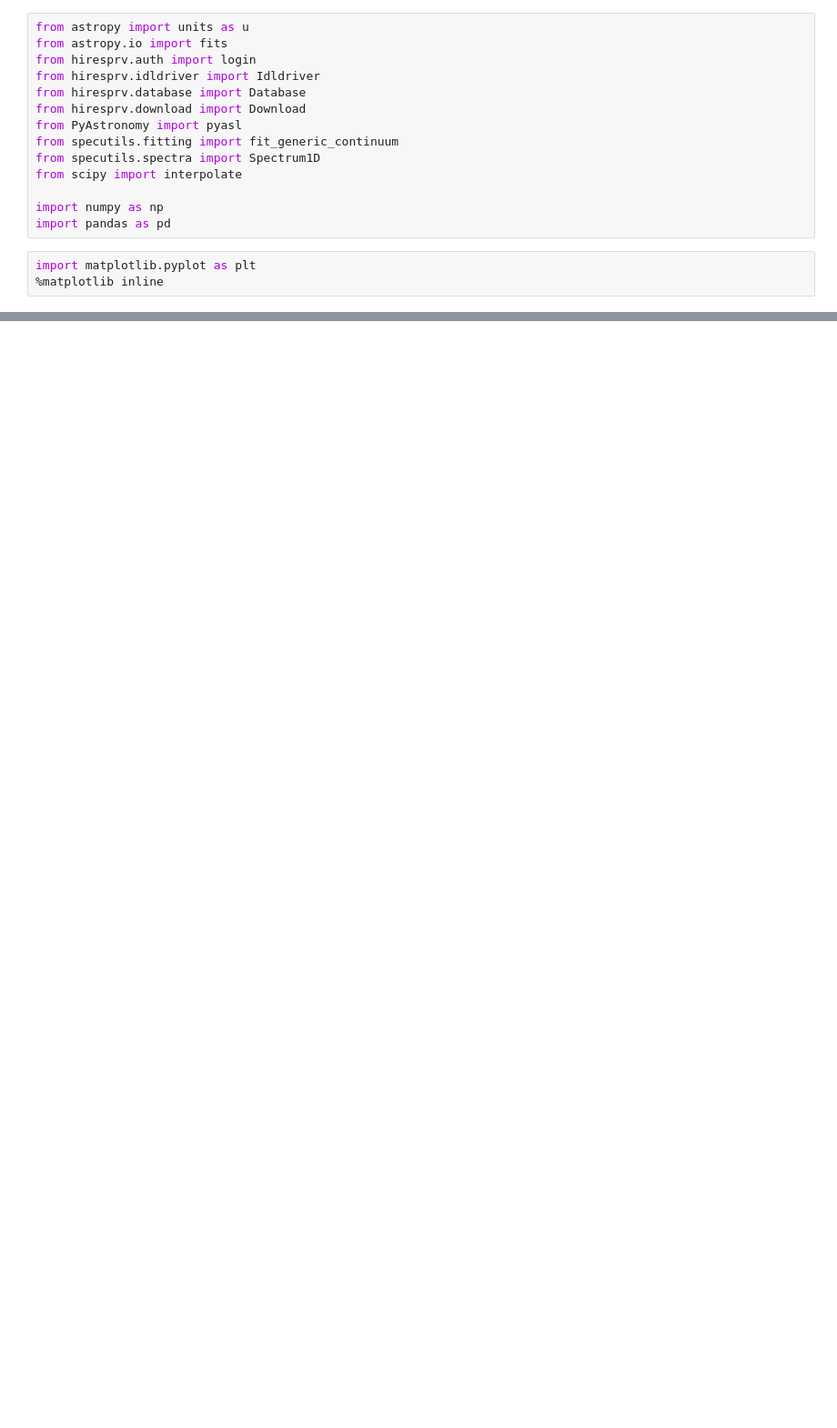
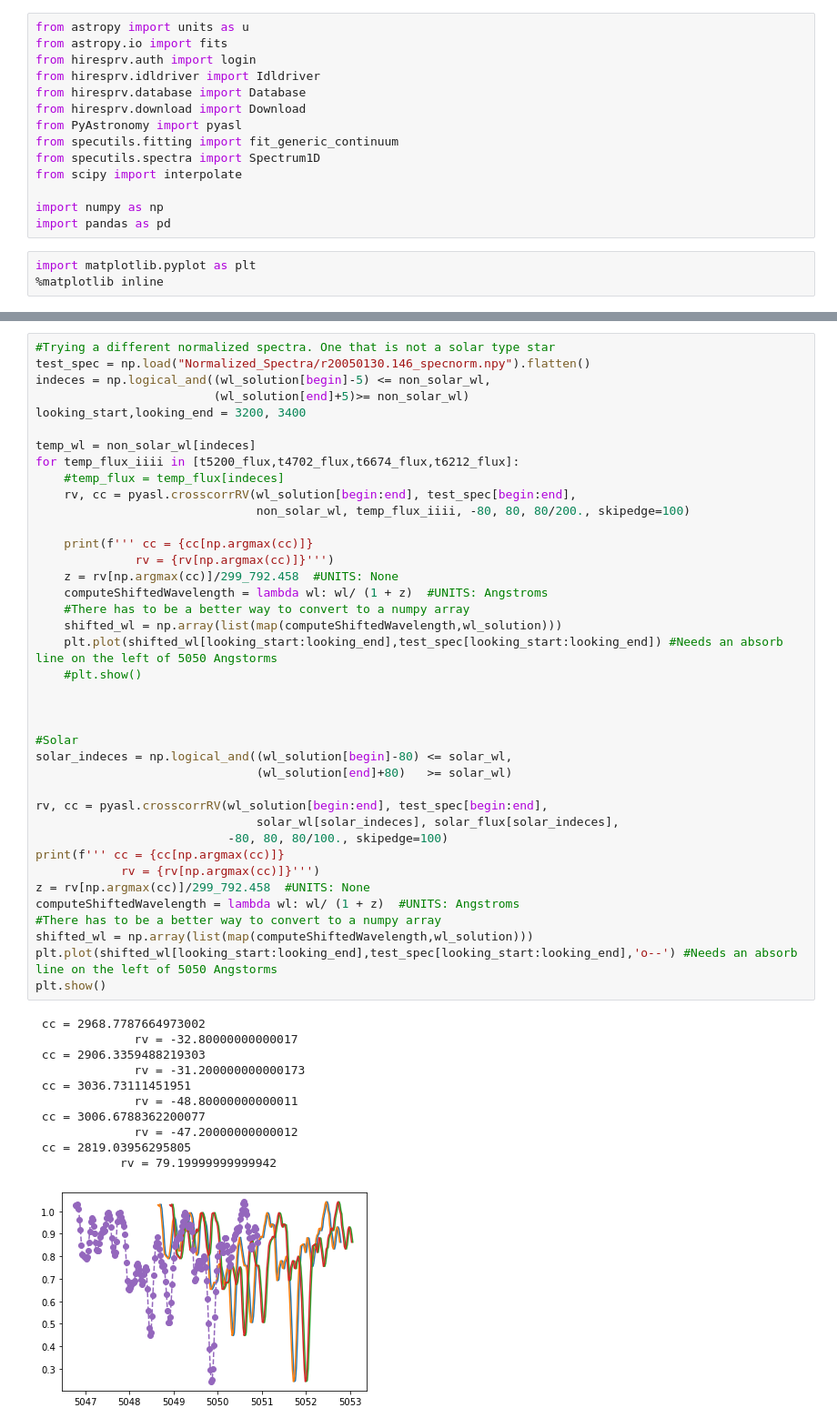
Before and after one commit to jgussman/CHIP, a Jupyter notebook: NoteBooks/test.ipynb, the cells around one changed output, grey strips where cells are left out. Shown at 91% size. Drawn from its saved outputs; the diff is of its cells as text; blank space fills up the shorter version.

```diff
--- a/NoteBooks/test.ipynb
+++ b/NoteBooks/test.ipynb
@@ -105,0 +194,51 @@ array([4.9500039e+03, 9.7771833e-01])
+# %%
+#Trying a different normalized spectra. One that is not a solar type star
+test_spec = np.load("Normalized_Spectra/r20050130.146_specnorm.npy").flatten()
+indeces = np.logical_and((wl_solution[begin]-5) <= non_solar_wl,
+                         (wl_solution[end]+5)>= non_solar_wl)
+looking_start,looking_end = 3200, 3400
+
+temp_wl = non_solar_wl[indeces]
+for temp_flux_iiii in [t5200_flux,t4702_flux,t6674_flux,t6212_flux]:
+    #temp_flux = temp_flux[indeces]
+    rv, cc = pyasl.crosscorrRV(wl_solution[begin:end], test_spec[begin:end],
+                               non_solar_wl, temp_flux_iiii, -80, 80, 80/200., skipedge=100)
+
+    print(f''' cc = {cc[np.argmax(cc)]}
+              rv = {rv[np.argmax(cc)]}''')
+    z = rv[np.argmax(cc)]/299_792.458  #UNITS: None
+    computeShiftedWavelength = lambda wl: wl/ (1 + z)  #UNITS: Angstroms
+    #There has to be a better way to convert to a numpy array
+    shifted_wl = np.array(list(map(computeShiftedWavelength,wl_solution)))
+    plt.plot(shifted_wl[looking_start:looking_end],test_spec[looking_start:looking_end]) #Needs an absorb line on the left of 5050 Angstorms
+    #plt.show()
+
+
+
+#Solar
+solar_indeces = np.logical_and((wl_solution[begin]-80) <= solar_wl,
+                               (wl_solution[end]+80)   >= solar_wl)
+
+rv, cc = pyasl.crosscorrRV(wl_solution[begin:end], test_spec[begin:end],
+                               solar_wl[solar_indeces], solar_flux[solar_indeces],
+                           -80, 80, 80/100., skipedge=100)
+print(f''' cc = {cc[np.argmax(cc)]}
+            rv = {rv[np.argmax(cc)]}''')
+z = rv[np.argmax(cc)]/299_792.458  #UNITS: None
+computeShiftedWavelength = lambda wl: wl/ (1 + z)  #UNITS: Angstroms
+#There has to be a better way to convert to a numpy array
+shifted_wl = np.array(list(map(computeShiftedWavelength,wl_solution)))
+plt.plot(shifted_wl[looking_start:looking_end],test_spec[looking_start:looking_end],'o--') #Needs an absorb line on the left of 5050 Angstorms
+plt.show()
+# %% [output]
+ cc = 2968.7787664973002
+              rv = -32.80000000000017
+ cc = 2906.3359488219303
+              rv = -31.200000000000173
+ cc = 3036.73111451951
+              rv = -48.80000000000011
+ cc = 3006.6788362200077
+              rv = -47.20000000000012
+ cc = 2819.03956295805
+            rv = 79.19999999999942
+[figure, added]
```
Also changed, not shown: parts of 64 cells of this notebook, 3 other files.
